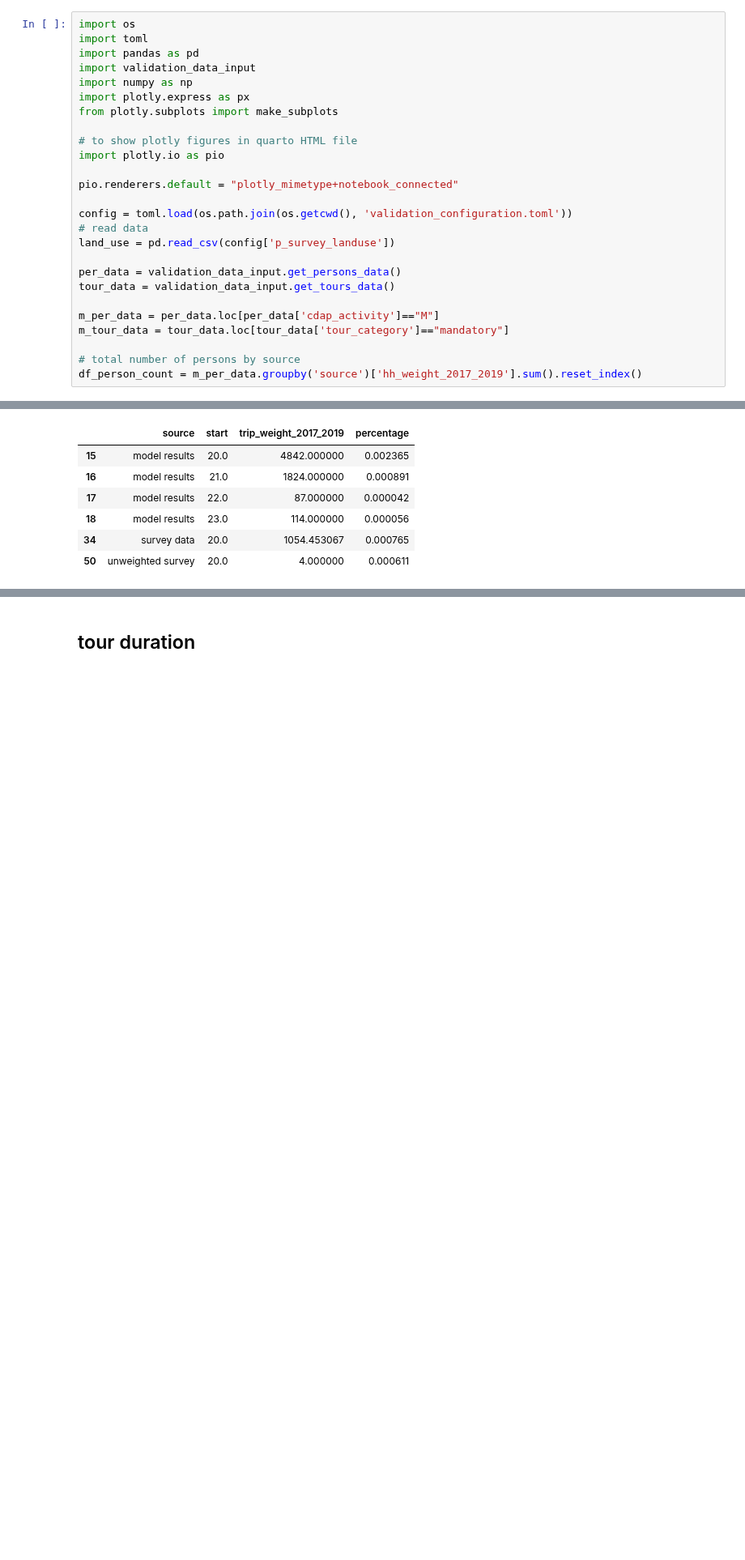
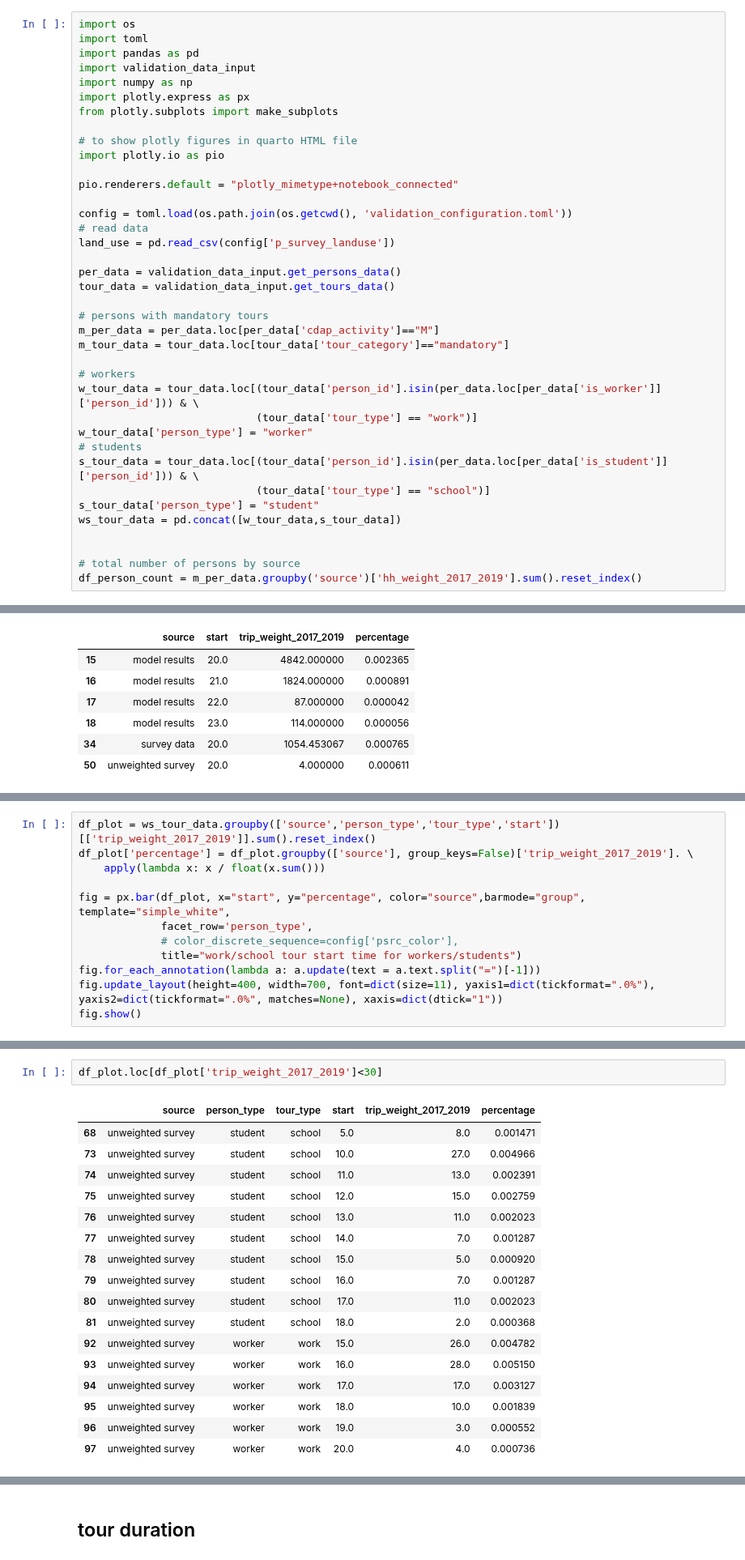
Before and after one commit to psrc/psrc_activitysim, a Jupyter notebook: scripts/validation/validation_scripts/mandatory_tour_scheduling.ipynb, the cells around one changed output, grey strips where cells are left out. Shown at 81% size. Cells and saved outputs as stored; diff of their text form; blank space fills up the shorter version.

Commit message:
identify workers/students to mandatory tour scheduling + minor fixes to auto ownership + telecommute frequency

```diff
--- a/scripts/validation/validation_scripts/mandatory_tour_scheduling.ipynb
+++ b/scripts/validation/validation_scripts/mandatory_tour_scheduling.ipynb
@@ -26,8 +26,20 @@ land_use = pd.read_csv(config['p_survey_landuse'])
 per_data = validation_data_input.get_persons_data()
 tour_data = validation_data_input.get_tours_data()
 
+# persons with mandatory tours
 m_per_data = per_data.loc[per_data['cdap_activity']=="M"]
 m_tour_data = tour_data.loc[tour_data['tour_category']=="mandatory"]
 
+# workers
+w_tour_data = tour_data.loc[(tour_data['person_id'].isin(per_data.loc[per_data['is_worker']]['person_id'])) & \
+                            (tour_data['tour_type'] == "work")]
+w_tour_data['person_type'] = "worker"
+# students
+s_tour_data = tour_data.loc[(tour_data['person_id'].isin(per_data.loc[per_data['is_student']]['person_id'])) & \
+                            (tour_data['tour_type'] == "school")]
+s_tour_data['person_type'] = "student"
+ws_tour_data = pd.concat([w_tour_data,s_tour_data])
+
+
 # total number of persons by source
 df_person_count = m_per_data.groupby('source')['hh_weight_2017_2019'].sum().reset_index()
@@ -69,0 +100,12 @@ df_plot.loc[df_plot['start']>=20]
+# %%
+df_plot = ws_tour_data.groupby(['source','person_type','tour_type','start'])[['trip_weight_2017_2019']].sum().reset_index()
+df_plot['percentage'] = df_plot.groupby(['source'], group_keys=False)['trip_weight_2017_2019']. \
+    apply(lambda x: x / float(x.sum()))
+
+fig = px.bar(df_plot, x="start", y="percentage", color="source",barmode="group", template="simple_white",
+             facet_row='person_type',
+             # color_discrete_sequence=config['psrc_color'],
+             title="work/school tour start time for workers/students")
+fig.for_each_annotation(lambda a: a.update(text = a.text.split("=")[-1]))
+fig.update_layout(height=400, width=700, font=dict(size=11), yaxis1=dict(tickformat=".0%"), yaxis2=dict(tickformat=".0%", matches=None), xaxis=dict(dtick="1"))
+fig.show()
@@ -69,0 +118,20 @@ df_plot.loc[df_plot['start']>=20]
+# %%
+df_plot.loc[df_plot['trip_weight_2017_2019']<30]
+# %% [output]
+|  | source | person_type | tour_type | start | trip_weight_2017_2019 | percentage |
+| 68 | unweighted survey | student | school | 5.0 | 8.0 | 0.001471 |
+| 73 | unweighted survey | student | school | 10.0 | 27.0 | 0.004966 |
+| 74 | unweighted survey | student | school | 11.0 | 13.0 | 0.002391 |
+| 75 | unweighted survey | student | school | 12.0 | 15.0 | 0.002759 |
+| 76 | unweighted survey | student | school | 13.0 | 11.0 | 0.002023 |
+| 77 | unweighted survey | student | school | 14.0 | 7.0 | 0.001287 |
+| 78 | unweighted survey | student | school | 15.0 | 5.0 | 0.000920 |
+| 79 | unweighted survey | student | school | 16.0 | 7.0 | 0.001287 |
+| 80 | unweighted survey | student | school | 17.0 | 11.0 | 0.002023 |
+| 81 | unweighted survey | student | school | 18.0 | 2.0 | 0.000368 |
+| 92 | unweighted survey | worker | work | 15.0 | 26.0 | 0.004782 |
+| 93 | unweighted survey | worker | work | 16.0 | 28.0 | 0.005150 |
+| 94 | unweighted survey | worker | work | 17.0 | 17.0 | 0.003127 |
+| 95 | unweighted survey | worker | work | 18.0 | 10.0 | 0.001839 |
+| 96 | unweighted survey | worker | work | 19.0 | 3.0 | 0.000552 |
+| 97 | unweighted survey | worker | work | 20.0 | 4.0 | 0.000736 |
```
Also changed, not shown: parts of 19 cells of this notebook, 11 other files.
